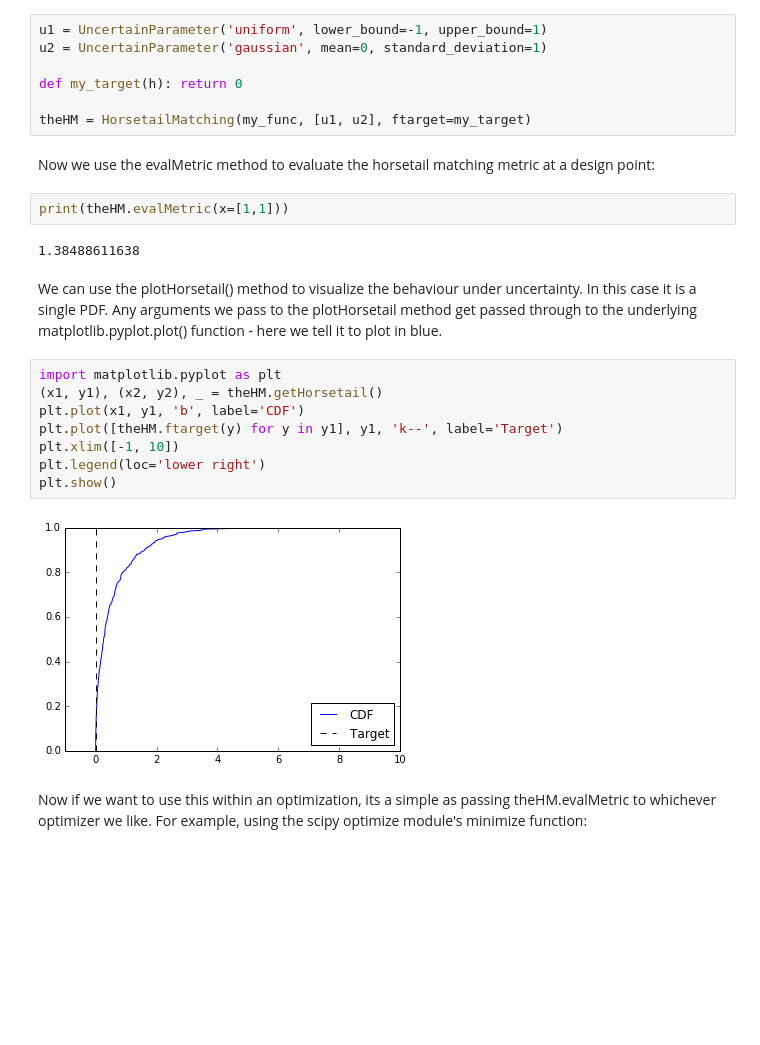
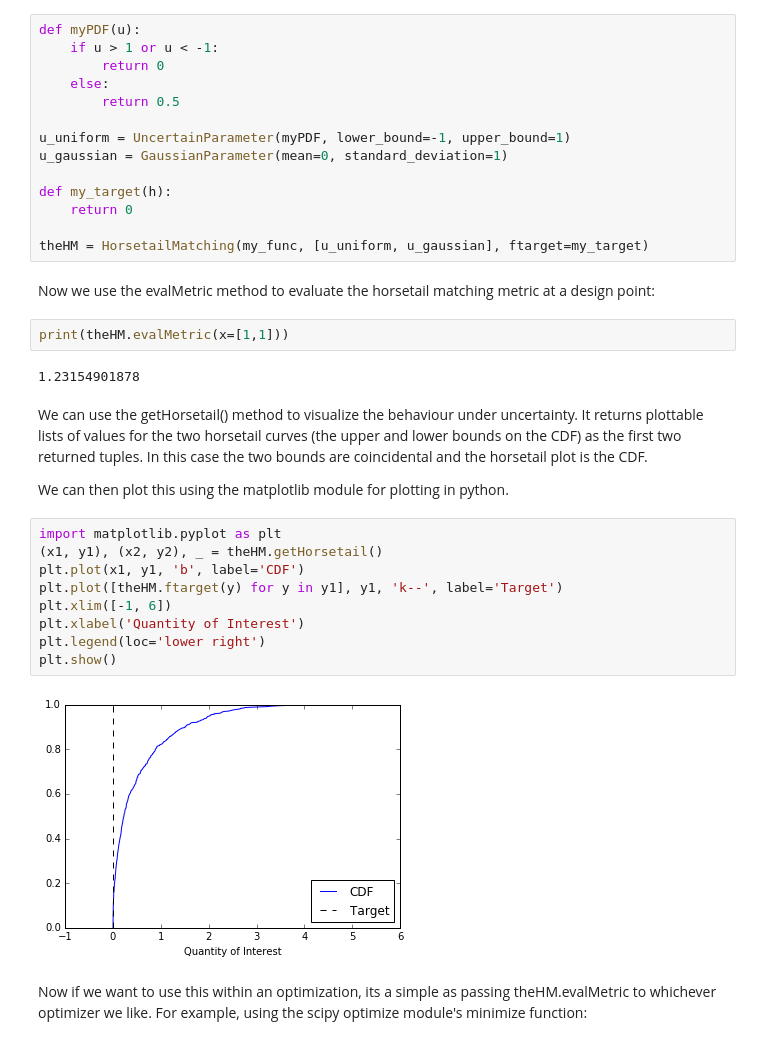
Before and after one commit to lwcook/horsetail-matching, a Jupyter notebook: notebooks/Introduction.ipynb, the cells around one changed output. Drawn from its saved outputs; the diff is of its cells as text; blank space fills up the shorter version.

```diff
--- a/notebooks/Introduction.ipynb
+++ b/notebooks/Introduction.ipynb
@@ -15,30 +34,40 @@ Now we must define the input uncertainties to the problem. These are created as
 
 Then we create the HorsetailMatching object which will do the evalation of the horsetail matching metric. We can specify the target inverse CDF using the ftarget argument (by default a standard target of t(h) = 0 is used).
 # %%
-u1 = UncertainParameter('uniform', lower_bound=-1, upper_bound=1)
-u2 = UncertainParameter('gaussian', mean=0, standard_deviation=1)
+def myPDF(u):
+    if u > 1 or u < -1:
+        return 0
+    else:
+        return 0.5
 
-def my_target(h): return 0
+u_uniform = UncertainParameter(myPDF, lower_bound=-1, upper_bound=1)
+u_gaussian = GaussianParameter(mean=0, standard_deviation=1)
 
-theHM = HorsetailMatching(my_func, [u1, u2], ftarget=my_target)
+def my_target(h):
+    return 0
+
+theHM = HorsetailMatching(my_func, [u_uniform, u_gaussian], ftarget=my_target)
 # %% [markdown]
 Now we use the evalMetric method to evaluate the horsetail matching metric at a design point:
 # %%
 print(theHM.evalMetric(x=[1,1]))
 # %% [output]
-1.38488611638
+1.23154901878
-# %% [markdown]
-We can use the plotHorsetail() method to visualize the behaviour under uncertainty. In this case it is a single PDF. Any arguments we pass to the plotHorsetail method get passed through to the underlying matplotlib.pyplot.plot() function - here we tell it to plot in blue.
+# %% [markdown]
+We can use the getHorsetail() method to visualize the behaviour under uncertainty. It returns plottable lists of values for the two horsetail curves (the upper and lower bounds on the CDF) as the first two returned tuples. In this case the two bounds are coincidental and the horsetail plot is the CDF.
+
+We can then plot this using the matplotlib module for plotting in python.
 # %%
 import matplotlib.pyplot as plt
 (x1, y1), (x2, y2), _ = theHM.getHorsetail()
 plt.plot(x1, y1, 'b', label='CDF')
 plt.plot([theHM.ftarget(y) for y in y1], y1, 'k--', label='Target')
-plt.xlim([-1, 10])
+plt.xlim([-1, 6])
+plt.xlabel('Quantity of Interest')
 plt.legend(loc='lower right')
 plt.show()
 # %% [output]
-[figure, old version]
+[figure, new version]
 # %% [markdown]
 Now if we want to use this within an optimization, its a simple as passing theHM.evalMetric to whichever optimizer we like. For example, using the scipy optimize module's minimize function:
 # %%
```
Also changed, not shown: parts of 7 cells of this notebook, 16 other files.
